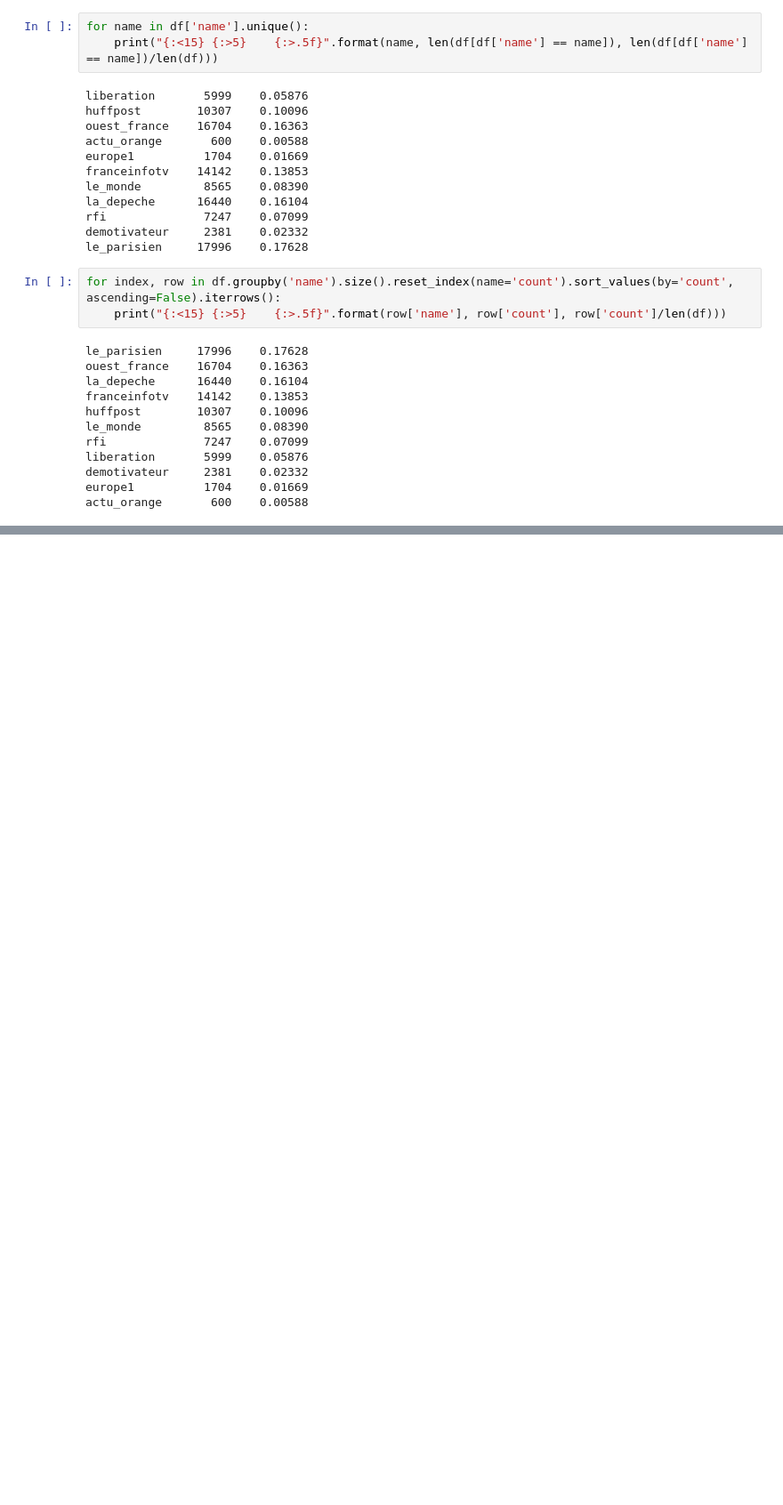
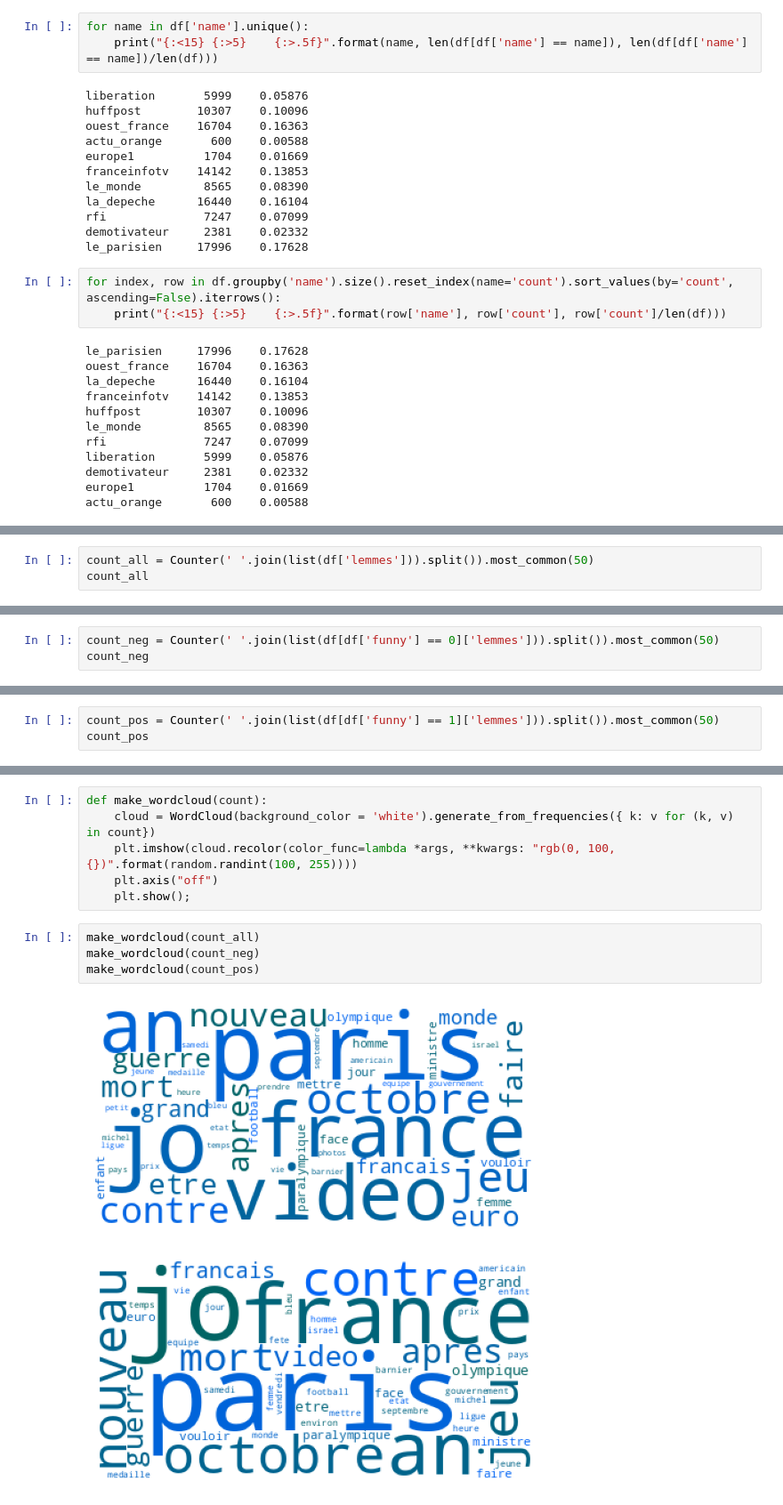
Before and after one commit to mikachou/funnypress-data-study, a Jupyter notebook: notebooks/analyse.ipynb, the cells around one changed output, grey strips where cells are left out. Shown at 89% size. Drawn from its saved outputs; the diff is of its cells as text; blank space fills up the shorter version.

Commit message:
count words in each categories, make wordclouds

```diff
--- a/notebooks/analyse.ipynb
+++ b/notebooks/analyse.ipynb
@@ -85,0 +147,3 @@ actu_orange       600    0.00588
+# %%
+count_all = Counter(' '.join(list(df['lemmes'])).split()).most_common(50)
+count_all
@@ -85,0 +188,3 @@ actu_orange       600    0.00588
+# %%
+count_neg = Counter(' '.join(list(df[df['funny'] == 0]['lemmes'])).split()).most_common(50)
+count_neg
@@ -85,0 +209,3 @@ actu_orange       600    0.00588
+# %%
+count_pos = Counter(' '.join(list(df[df['funny'] == 1]['lemmes'])).split()).most_common(50)
+count_pos
@@ -85,0 +230,13 @@ actu_orange       600    0.00588
+# %%
+def make_wordcloud(count):
+    cloud = WordCloud(background_color = 'white').generate_from_frequencies({ k: v for (k, v) in count})
+    plt.imshow(cloud.recolor(color_func=lambda *args, **kwargs: "rgb(0, 100, {})".format(random.randint(100, 255))))
+    plt.axis("off")
+    plt.show();
+# %%
+make_wordcloud(count_all)
+make_wordcloud(count_neg)
+make_wordcloud(count_pos)
+# %% [output]
+[figure, added]
+[figure, added]
```
Also changed, not shown: parts of 16 cells of this notebook, 1 other file.
